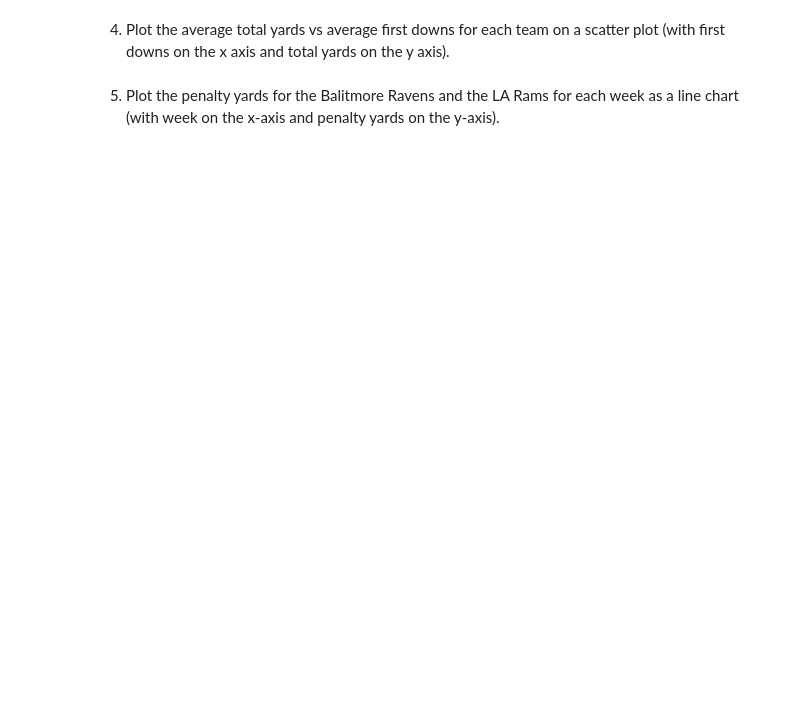
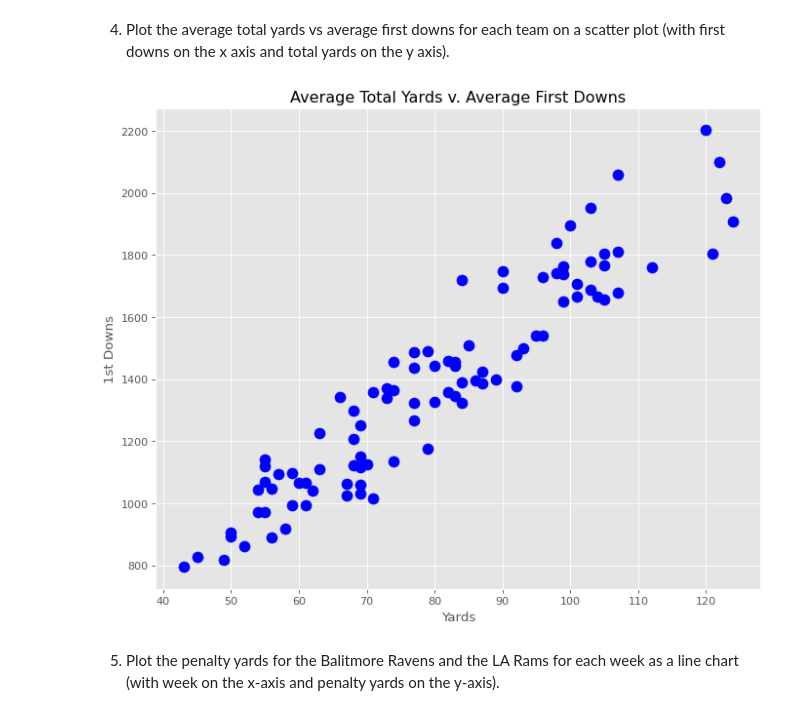
Before and after one commit to CooperIsSuperCool/cis277-fa22-Lab5, a Jupyter notebook: Lab5.ipynb, the cells around one changed output. Drawn from its saved outputs; the diff is of its cells as text; code cells hidden in the pictures; blank space fills up the shorter version.

```diff
--- a/Lab5.ipynb
+++ b/Lab5.ipynb
@@ -35,4 +80,17 @@ barhplot
 # %% [markdown]
 4. Plot the average total yards vs average first downs for each team on a scatter plot (with first downs on the x axis and total yards on the y axis).
+# %%
+plt.figure(figsize=(10, 8), dpi=80)
+
+plt.style.use('ggplot')
+
+plt.title('Average Total Yards v. Average First Downs')
+plt.xlabel('Yards')
+plt.ylabel('1st Downs')
+plt.scatter(x=df['1st_downs'], y = df['total_yards'], s = 100, color = 'blue')
+
+plt.show()
+# %% [output]
+[figure, added]
 # %% [markdown]
 5. Plot the penalty yards for the Balitmore Ravens and the LA Rams for each week as a line chart (with week on the x-axis and penalty yards on the y-axis).
```
Also changed, not shown: parts of 9 cells of this notebook.
